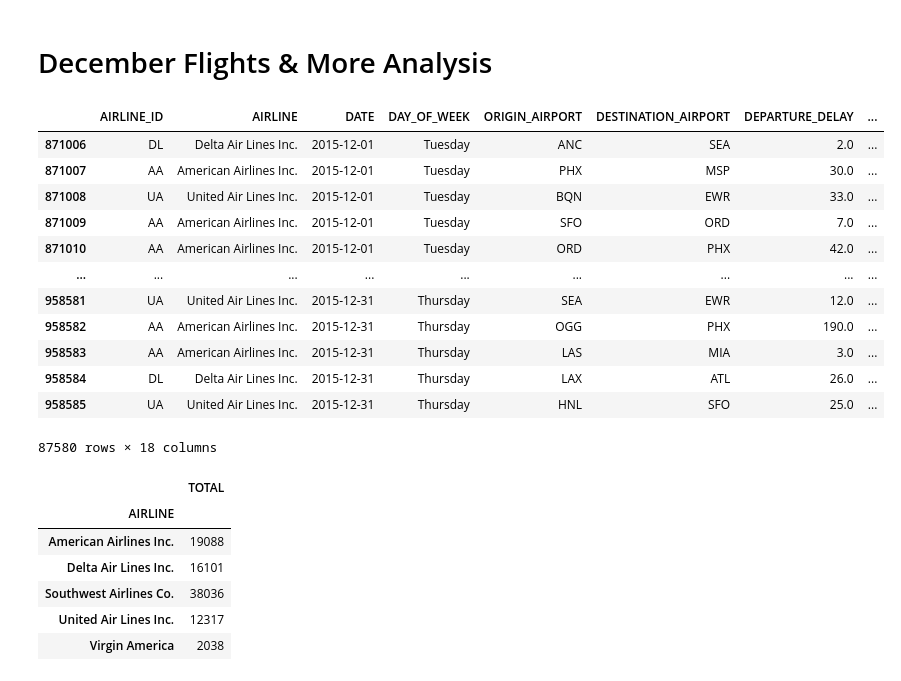
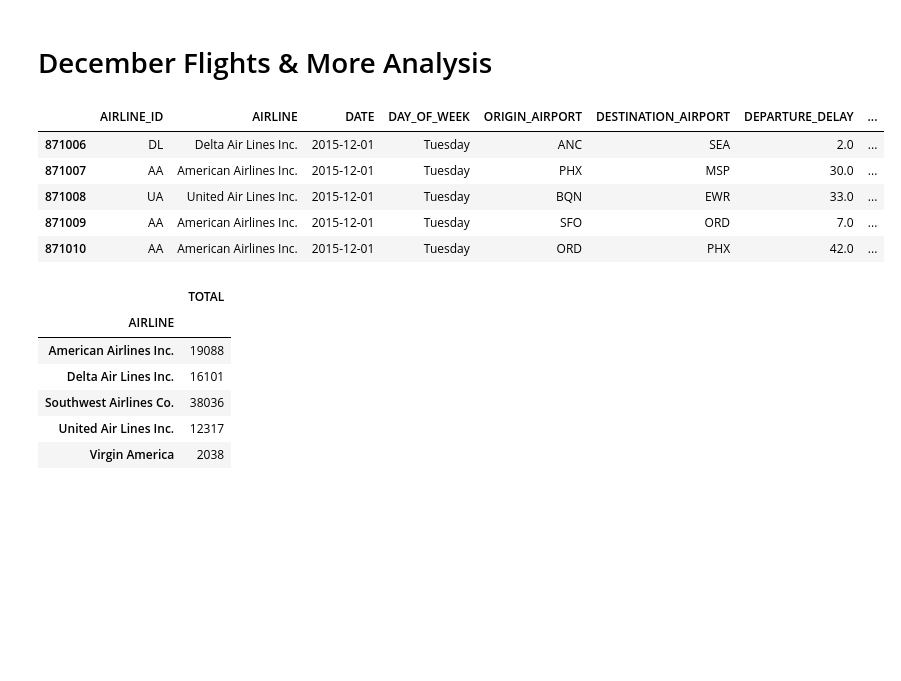
Before and after one commit to carolyna131/Project-2, a Jupyter notebook: Analysis_v2.ipynb, the cells around one changed output. Drawn from its saved outputs; the diff is of its cells as text; code cells hidden in the pictures; blank space fills up the shorter version.

```diff
--- a/Analysis_v2.ipynb
+++ b/Analysis_v2.ipynb
@@ -334,22 +313,15 @@ flights_final.head(5)
 # %%
 # Only select Dec
 dec = (flights_final['DATE'] >= '2015-12-01')
 flights_dec = flights_final.loc[dec]
-flights_dec
+flights_dec.head(5)
 # %% [output]
 |  | AIRLINE_ID | AIRLINE | DATE | DAY_OF_WEEK | ORIGIN_AIRPORT | DESTINATION_AIRPORT | DEPARTURE_DELAY | ... |
 | 871006 | DL | Delta Air Lines Inc. | 2015-12-01 | Tuesday | ANC | SEA | 2.0 | ... |
 | 871007 | AA | American Airlines Inc. | 2015-12-01 | Tuesday | PHX | MSP | 30.0 | ... |
 | 871008 | UA | United Air Lines Inc. | 2015-12-01 | Tuesday | BQN | EWR | 33.0 | ... |
 | 871009 | AA | American Airlines Inc. | 2015-12-01 | Tuesday | SFO | ORD | 7.0 | ... |
 | 871010 | AA | American Airlines Inc. | 2015-12-01 | Tuesday | ORD | PHX | 42.0 | ... |
-| ... | ... | ... | ... | ... | ... | ... | ... | ... |
-| 958581 | UA | United Air Lines Inc. | 2015-12-31 | Thursday | SEA | EWR | 12.0 | ... |
-| 958582 | AA | American Airlines Inc. | 2015-12-31 | Thursday | OGG | PHX | 190.0 | ... |
-| 958583 | AA | American Airlines Inc. | 2015-12-31 | Thursday | LAS | MIA | 3.0 | ... |
-| 958584 | DL | Delta Air Lines Inc. | 2015-12-31 | Thursday | LAX | ATL | 26.0 | ... |
-| 958585 | UA | United Air Lines Inc. | 2015-12-31 | Thursday | HNL | SFO | 25.0 | ... |
-87580 rows × 18 columns
 # %%
 flights_byAirline = flights_dec.groupby('AIRLINE').count()[['AIRLINE_ID']]
 flights_byAirline = flights_byAirline.rename(columns = {'AIRLINE_ID':'TOTAL'})
```
Also changed, not shown: parts of 11 cells of this notebook.
